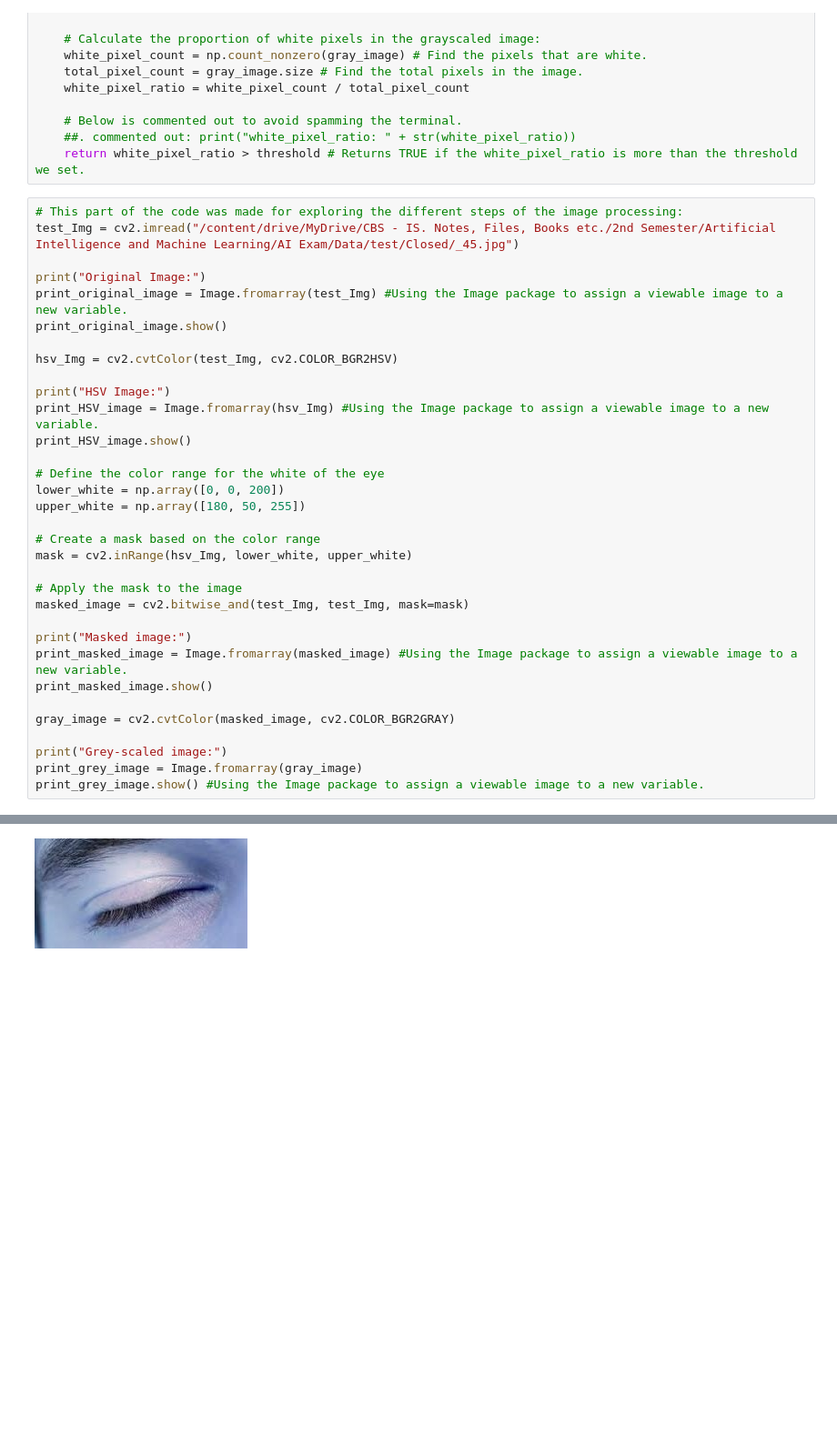
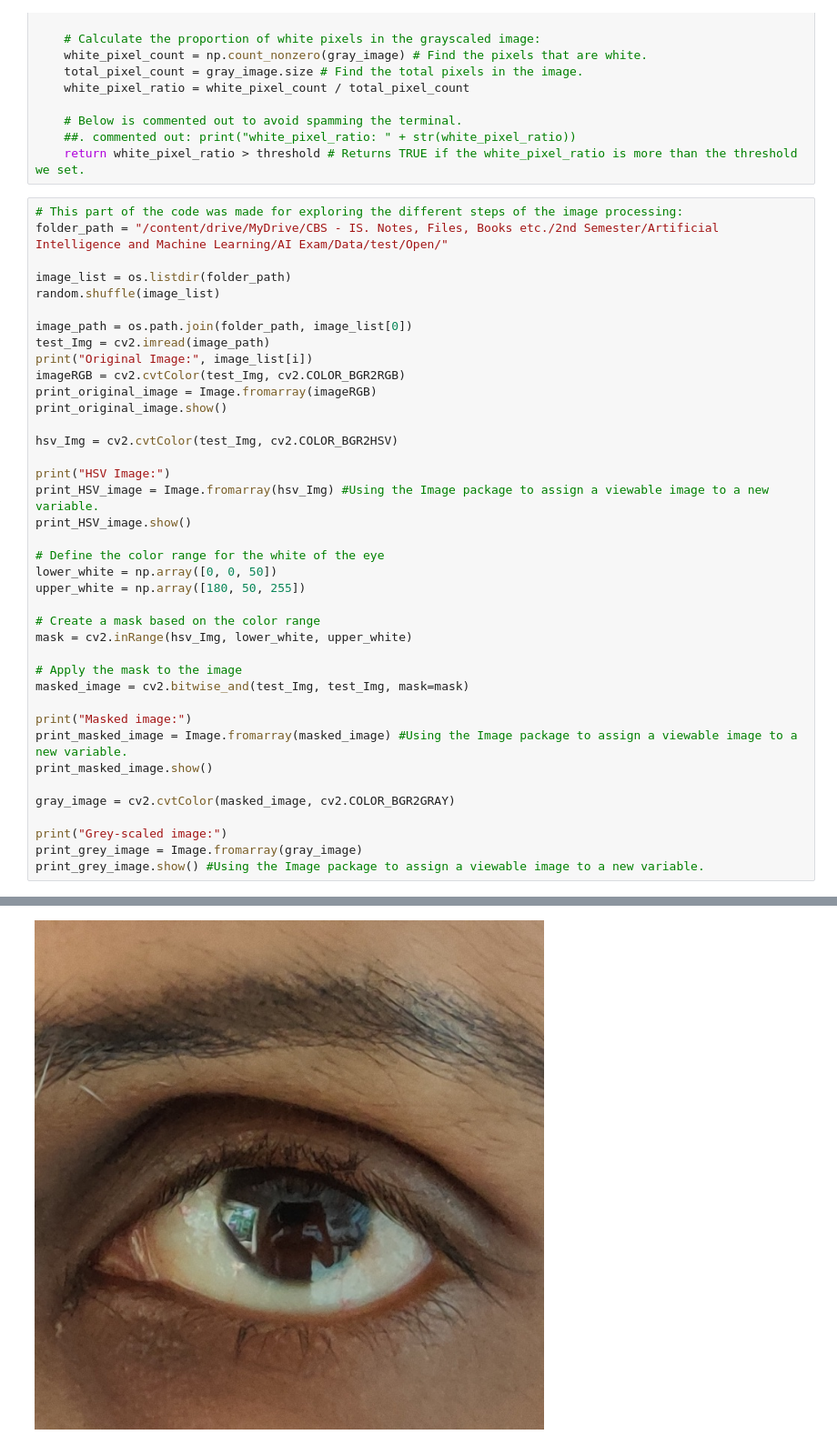
Before and after one commit to Smoulvad01/AI-C1-image-, a Jupyter notebook: Rule_Based_Model.ipynb, the cells around one changed output, grey strips where cells are left out. Shown at 91% size. Cells and saved outputs as stored; diff of their text form; blank space fills up the shorter version.

```diff
--- a/Rule_Based_Model.ipynb
+++ b/Rule_Based_Model.ipynb
@@ -32,10 +42,16 @@ def detect_open_eye(image, lower_white, upper_white, threshold):
     return white_pixel_ratio > threshold # Returns TRUE if the white_pixel_ratio is more than the threshold we set.
 # %%
 # This part of the code was made for exploring the different steps of the image processing:
-test_Img = cv2.imread("/content/drive/MyDrive/CBS - IS. Notes, Files, Books etc./2nd Semester/Artificial Intelligence and Machine Learning/AI Exam/Data/test/Closed/_45.jpg")
+folder_path = "/content/drive/MyDrive/CBS - IS. Notes, Files, Books etc./2nd Semester/Artificial Intelligence and Machine Learning/AI Exam/Data/test/Open/"
 
-print("Original Image:")
-print_original_image = Image.fromarray(test_Img) #Using the Image package to assign a viewable image to a new variable.
+image_list = os.listdir(folder_path)
+random.shuffle(image_list)
+
+image_path = os.path.join(folder_path, image_list[0])
+test_Img = cv2.imread(image_path)
+print("Original Image:", image_list[i])
+imageRGB = cv2.cvtColor(test_Img, cv2.COLOR_BGR2RGB)
+print_original_image = Image.fromarray(imageRGB)
 print_original_image.show()
 
 hsv_Img = cv2.cvtColor(test_Img, cv2.COLOR_BGR2HSV)
@@ -45,7 +61,7 @@ print_HSV_image = Image.fromarray(hsv_Img) #Using the Image package to assign a
 print_HSV_image.show()
 
 # Define the color range for the white of the eye
-lower_white = np.array([0, 0, 200])
+lower_white = np.array([0, 0, 50])
 upper_white = np.array([180, 50, 255])
 
 # Create a mask based on the color range
@@ -68,2 +84,2 @@ Original Image:
-[figure, old version]
+[figure, new version]
 HSV Image:
```
Also changed, not shown: parts of 6 cells of this notebook.
